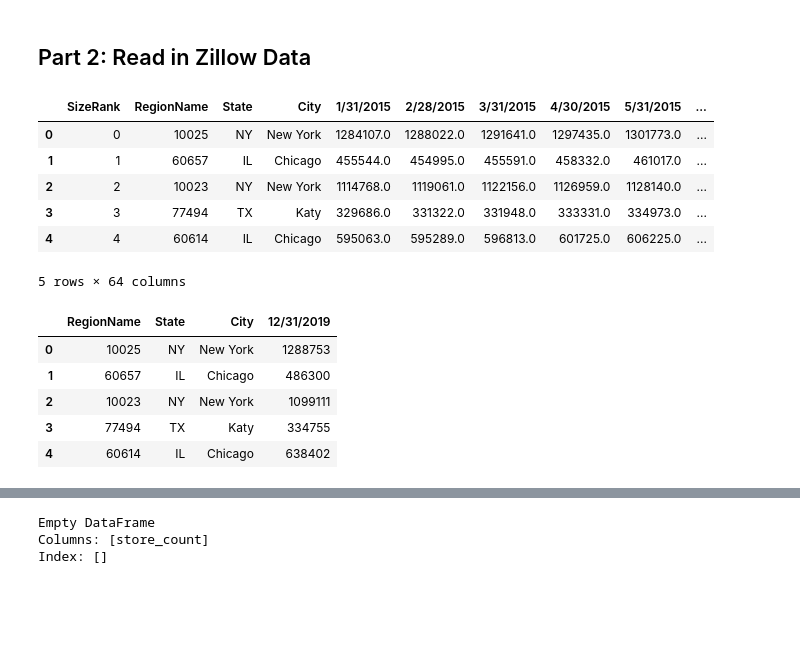
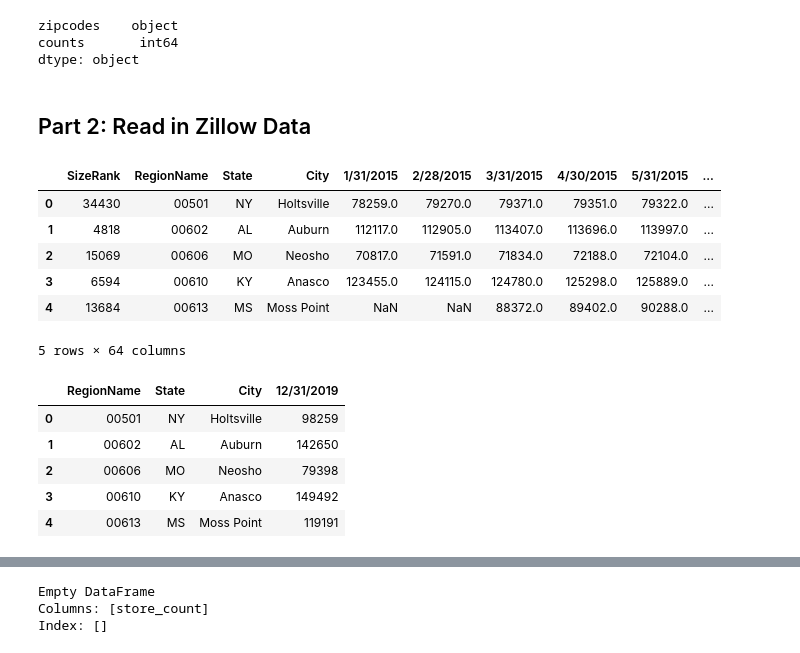
Before and after one commit to kriwang27/PythonProjs, a Jupyter notebook: Cava Web Scraping Activity.ipynb, the cells around one changed output, grey strips where cells are left out. Cells and saved outputs as stored; diff of their text form; code cells hidden in the pictures; blank space fills up the shorter version.

```diff
--- a/Cava Web Scraping Activity.ipynb
+++ b/Cava Web Scraping Activity.ipynb
@@ -173,19 +191,25 @@ cavas['zipcodes'].nunique()
+# %%
+cava_zip.dtypes
+# %% [output]
+zipcodes    object
+counts       int64
+dtype: object
 # %% [markdown]
 ## Part 2: Read in Zillow Data
 # %%
 # zillow data
-url_zil = "https://github.com/kriwang27/PythonProjs/raw/main/zillow_dataset_2015onwards"
-zillow_df = pd.read_csv(url_zil)
+url_zil = "https://raw.githubusercontent.com/kriwang27/PythonProjs/main/Zillow_dataset_2015onwards.csv"
+zillow_df = pd.read_csv(url_zil, dtype={'RegionName': object})
 
 # view the zillow data
 zillow_df.head()
 # %% [output]
 |  | SizeRank | RegionName | State | City | 1/31/2015 | 2/28/2015 | 3/31/2015 | 4/30/2015 | 5/31/2015 | ... |
-| 0 | 0 | 10025 | NY | New York | 1284107.0 | 1288022.0 | 1291641.0 | 1297435.0 | 1301773.0 | ... |
-| 1 | 1 | 60657 | IL | Chicago | 455544.0 | 454995.0 | 455591.0 | 458332.0 | 461017.0 | ... |
-| 2 | 2 | 10023 | NY | New York | 1114768.0 | 1119061.0 | 1122156.0 | 1126959.0 | 1128140.0 | ... |
-| 3 | 3 | 77494 | TX | Katy | 329686.0 | 331322.0 | 331948.0 | 333331.0 | 334973.0 | ... |
-| 4 | 4 | 60614 | IL | Chicago | 595063.0 | 595289.0 | 596813.0 | 601725.0 | 606225.0 | ... |
+| 0 | 34430 | 00501 | NY | Holtsville | 78259.0 | 79270.0 | 79371.0 | 79351.0 | 79322.0 | ... |
+| 1 | 4818 | 00602 | AL | Auburn | 112117.0 | 112905.0 | 113407.0 | 113696.0 | 113997.0 | ... |
+| 2 | 15069 | 00606 | MO | Neosho | 70817.0 | 71591.0 | 71834.0 | 72188.0 | 72104.0 | ... |
+| 3 | 6594 | 00610 | KY | Anasco | 123455.0 | 124115.0 | 124780.0 | 125298.0 | 125889.0 | ... |
+| 4 | 13684 | 00613 | MS | Moss Point | NaN | NaN | 88372.0 | 89402.0 | 90288.0 | ... |
 5 rows × 64 columns
 # %%
 # most recent zillow data
@@ -193,8 +217,8 @@ zillow_data = zillow_df[['RegionName', 'State', 'City', '12/31/2019']]
 zillow_data.head()
 # %% [output]
 |  | RegionName | State | City | 12/31/2019 |
-| 0 | 10025 | NY | New York | 1288753 |
-| 1 | 60657 | IL | Chicago | 486300 |
-| 2 | 10023 | NY | New York | 1099111 |
-| 3 | 77494 | TX | Katy | 334755 |
-| 4 | 60614 | IL | Chicago | 638402 |
+| 0 | 00501 | NY | Holtsville | 98259 |
+| 1 | 00602 | AL | Auburn | 142650 |
+| 2 | 00606 | MO | Neosho | 79398 |
+| 3 | 00610 | KY | Anasco | 149492 |
+| 4 | 00613 | MS | Moss Point | 119191 |
```
Also changed, not shown: parts of 20 cells of this notebook.
